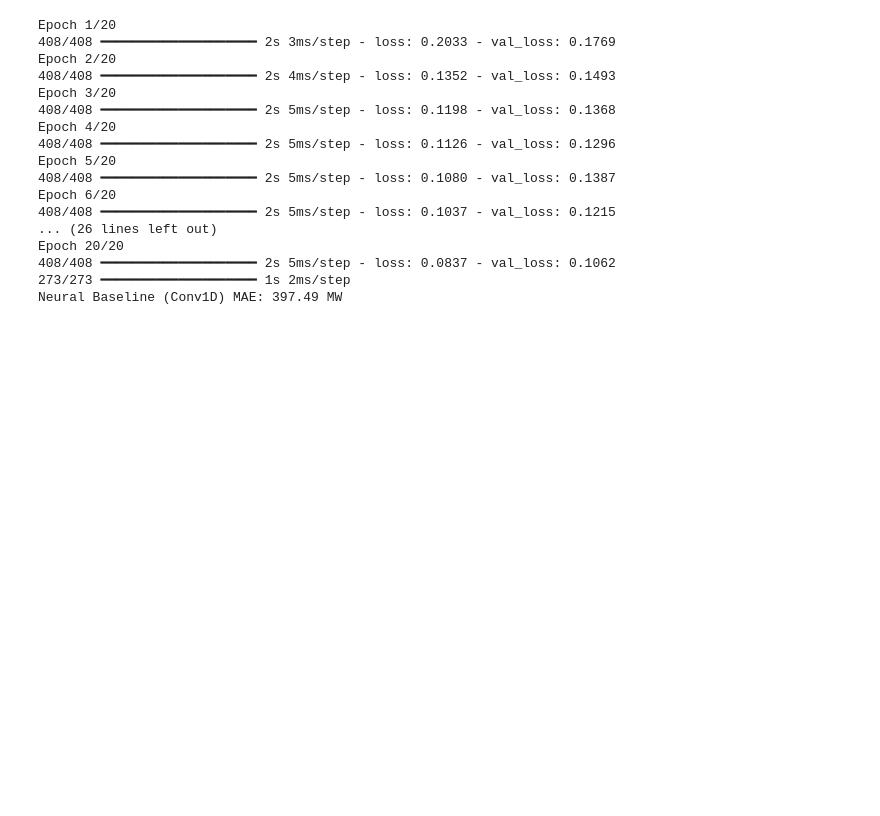
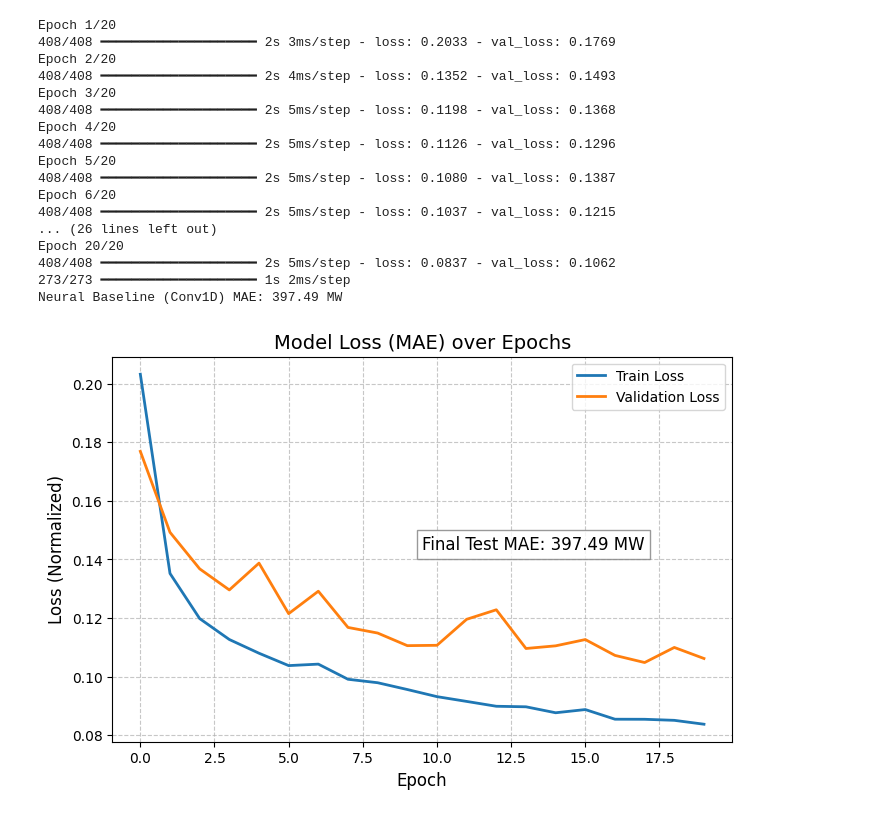
Before and after one commit to byluca/deep-learning-notebooks, a Jupyter notebook: delivery 2 RNN/P2-RNNs da completare.ipynb, the cells around one changed output. Saved outputs shown, nothing was run; the diff lists cells and outputs as text; code cells hidden in the pictures; blank space fills up the shorter version.

```diff
--- a/delivery 2 RNN/P2-RNNs da completare.ipynb
+++ b/delivery 2 RNN/P2-RNNs da completare.ipynb
@@ -151,3 +151,27 @@ Epoch 20/20
 408/408 ━━━━━━━━━━━━━━━━━━━━ 2s 5ms/step - loss: 0.0837 - val_loss: 0.1062
 273/273 ━━━━━━━━━━━━━━━━━━━━ 1s 2ms/step
 Neural Baseline (Conv1D) MAE: 397.49 MW
+# %%
+import matplotlib.pyplot as plt
+
+plt.figure(figsize=(8, 5))
+
+
+plt.plot(history.history['loss'], label='Train Loss', linewidth=2)
+plt.plot(history.history['val_loss'], label='Validation Loss', linewidth=2)
+
+
+plt.title('Model Loss (MAE) over Epochs', fontsize=14)
+plt.xlabel('Epoch', fontsize=12)
+plt.ylabel('Loss (Normalized)', fontsize=12)
+
+
+plt.text(0.5, 0.5, f"Final Test MAE: {mae_neural:.2f} MW",
+         transform=plt.gca().transAxes, fontsize=12,
+         bbox=dict(facecolor='white', alpha=0.8, edgecolor='gray'))
+
+plt.legend()
+plt.grid(True, linestyle='--', alpha=0.7)
+plt.show()
+# %% [output]
+[figure, added]
```
